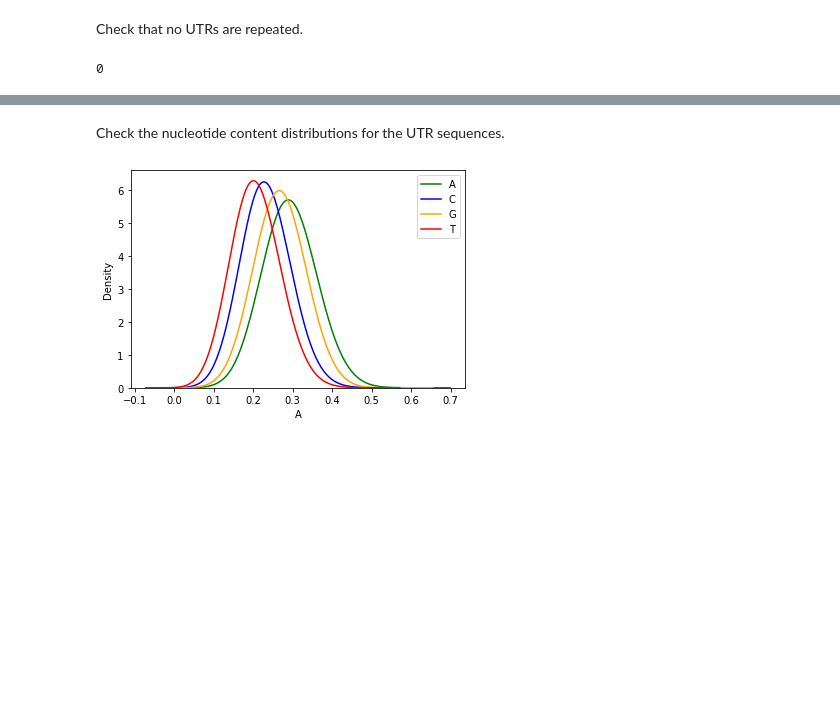
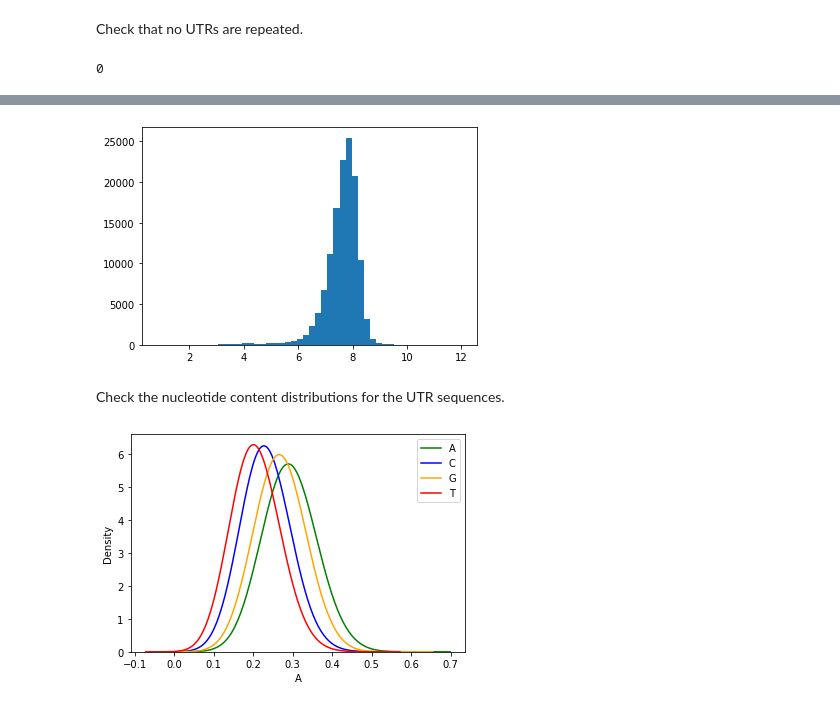
Before and after one commit to nmateyko/human_5utr_modeling, a Jupyter notebook: 2D_CNN/check_data.ipynb, the cells around one changed output, grey strips where cells are left out. Drawn from its saved outputs; the diff is of its cells as text; code cells hidden in the pictures; blank space fills up the shorter version.

```diff
--- a/2D_CNN/check_data.ipynb
+++ b/2D_CNN/check_data.ipynb
@@ -57,3 +71,8 @@ sum(df_subset.duplicated(subset='utr'))
+# %%
+plt.hist(df_subset.loc[~df_subset['uAUG'], 'rl'], bins=50)
+plt.show()
+# %% [output]
+[figure, added]
 # %% [markdown]
 Check the nucleotide content distributions for the UTR sequences.
 # %%
```
Also changed, not shown: parts of 8 cells of this notebook.
